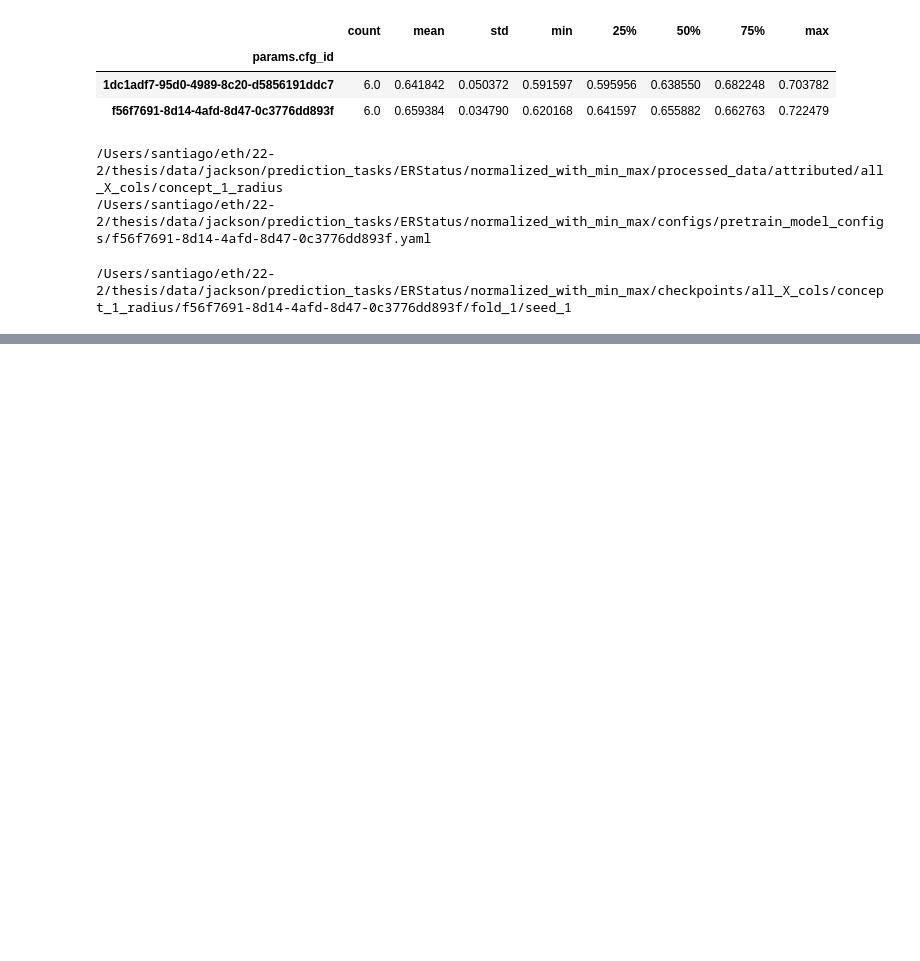
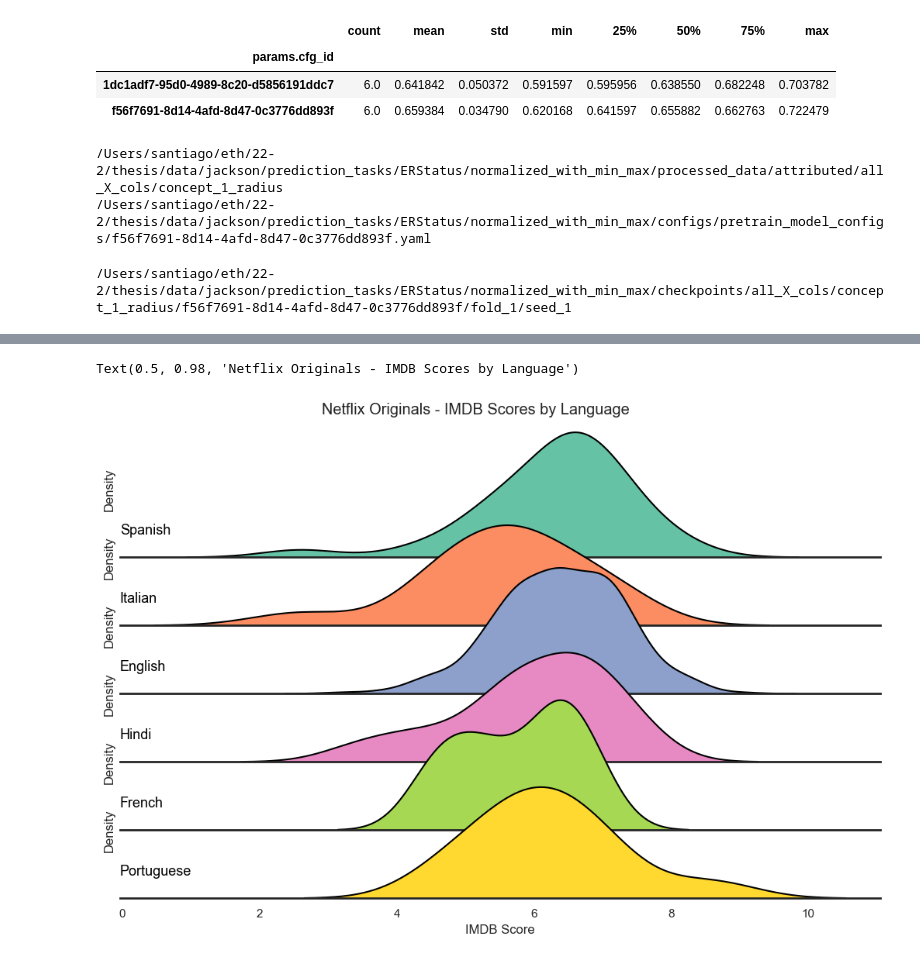
Before and after one commit to AI4SCR/graph-concept-learner, a Jupyter notebook: workflows/notebooks/pretrain_model_selection.ipynb, the cells around one changed output, grey strips where cells are left out. Saved outputs shown, nothing was run; the diff lists cells and outputs as text; code cells hidden in the pictures; blank space fills up the shorter version.

```diff
--- a/workflows/notebooks/pretrain_model_selection.ipynb
+++ b/workflows/notebooks/pretrain_model_selection.ipynb
@@ -193,0 +128,43 @@ fig, ax = joypy.joyplot(
+# %%
+import matplotlib.pyplot as plt
+import seaborn as sns
+import pandas as pd
+
+# DATA
+url = 'https://gist.githubusercontent.com/Thiagobc23/4ccb4ea1c612d9d68921bf990ce28855/raw/07af955c17d1816aba58dea74d65f60210702a15/film.csv'
+df = pd.read_csv(url, index_col='ID')
+
+# Theme
+sns.set_theme(style="white", rc={"axes.facecolor": (0, 0, 0, 0), 'axes.linewidth':2})
+palette = sns.color_palette("Set2", 12)
+
+# create a grid with a row for each 'Language'
+g = sns.FacetGrid(df, palette=palette, row="Language", hue="Language", aspect=9, height=1.2)
+
+# map df - Kernel Density Plot of IMDB Score for each Language
+g.map_dataframe(sns.kdeplot, x="IMDB Score", fill=True, alpha=1)
+g.map_dataframe(sns.kdeplot, x="IMDB Score", color='black')
+
+# function to draw labels
+def label(x, color, label):
+    ax = plt.gca() #get current axis
+    ax.text(0, .2, label, color='black', fontsize=13,
+            ha="left", va="center", transform=ax.transAxes)
+# iterate grid to plot labels
+g.map(label, "Language")
+
+# adjust subplots to create overlap
+g.fig.subplots_adjust(hspace=-.5)
+
+# remove subplot titles
+g.set_titles("")
+
+# remove yticks and set xlabel
+g.set(yticks=[], xlabel="IMDB Score")
+# remove left spine
+g.despine(left=True)
+# set title
+plt.suptitle('Netflix Originals - IMDB Scores by Language', y=0.98)
+# %% [output]
+Text(0.5, 0.98, 'Netflix Originals - IMDB Scores by Language')
+[figure, added]
```
Also changed, not shown: parts of 6 cells of this notebook.
